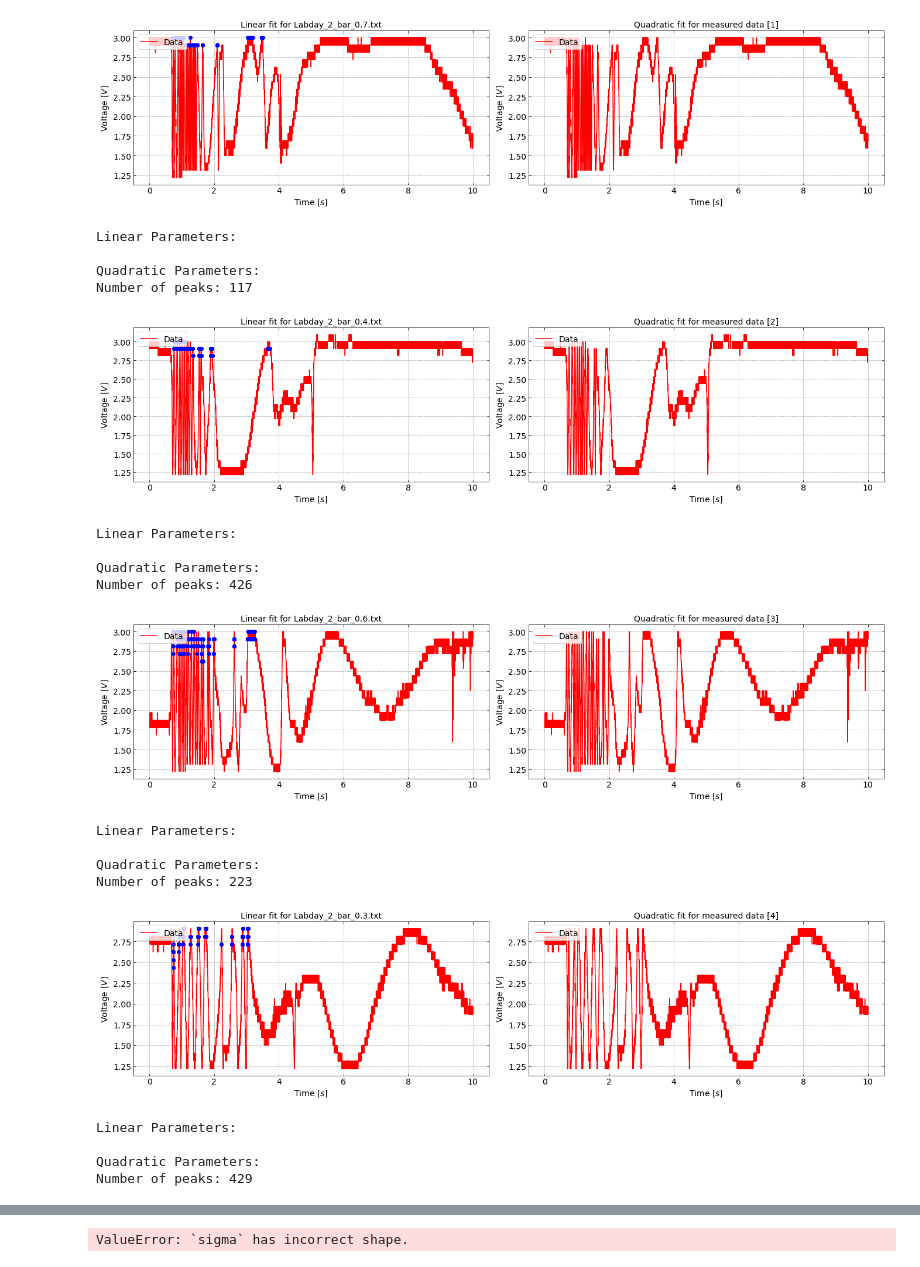
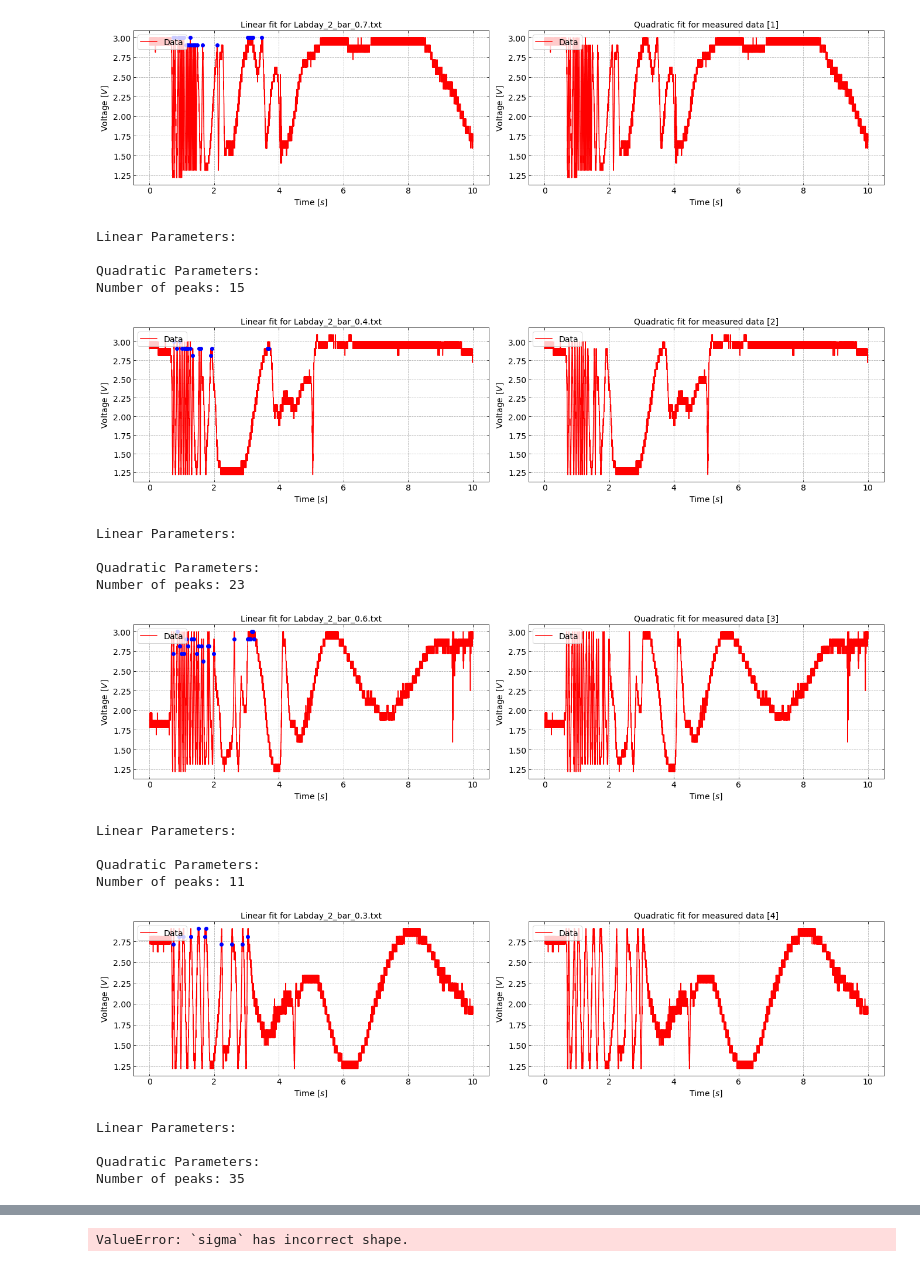
Before and after one commit to StefanStringer/ExperimentalBoyzWSL, a Jupyter notebook: Exercise_3/fuck_me.ipynb, the cells around one changed output, grey strips where cells are left out. Cells and saved outputs as stored; diff of their text form; code cells hidden in the pictures.

```diff
--- a/Exercise_3/fuck_me.ipynb
+++ b/Exercise_3/fuck_me.ipynb
@@ -101,7 +101,7 @@ for i, (Data_name, data) in enumerate(zip(Data_names, V1)):
     start_index = np.argmax(np.diff(data) > 0)
 
     # Detect peaks in the dataset
-    peaks, _ = find_peaks(V1[i][start_index:], prominence = 1.591, distance=2.5)  # Use prominence instead. I tryed to use something with max and min, but i can't come up with something that gives a good estimation for all the data
+    peaks, _ = find_peaks(V1[i][start_index:], prominence = 1.591, distance=286.5)  # Use prominence instead. I tryed to use something with max and min, but i can't come up with something that gives a good estimation for all the data
 
     num_peaks= len(peaks)
     peaks_list.append(num_peaks)
@@ -164,20 +164,20 @@ Number of peaks: 313
 [figure]
 Linear Parameters:
 
 Quadratic Parameters:
-Number of peaks: 117
+Number of peaks: 15
 [figure]
 Linear Parameters:
 
 Quadratic Parameters:
-Number of peaks: 426
+Number of peaks: 23
-[figure, old version]
+[figure, new version]
 Linear Parameters:
 
 Quadratic Parameters:
-Number of peaks: 223
+Number of peaks: 11
-[figure, old version]
+[figure, new version]
 Linear Parameters:
 
 Quadratic Parameters:
-Number of peaks: 429
+Number of peaks: 35
```
Also changed, not shown: parts of 3 cells of this notebook.
